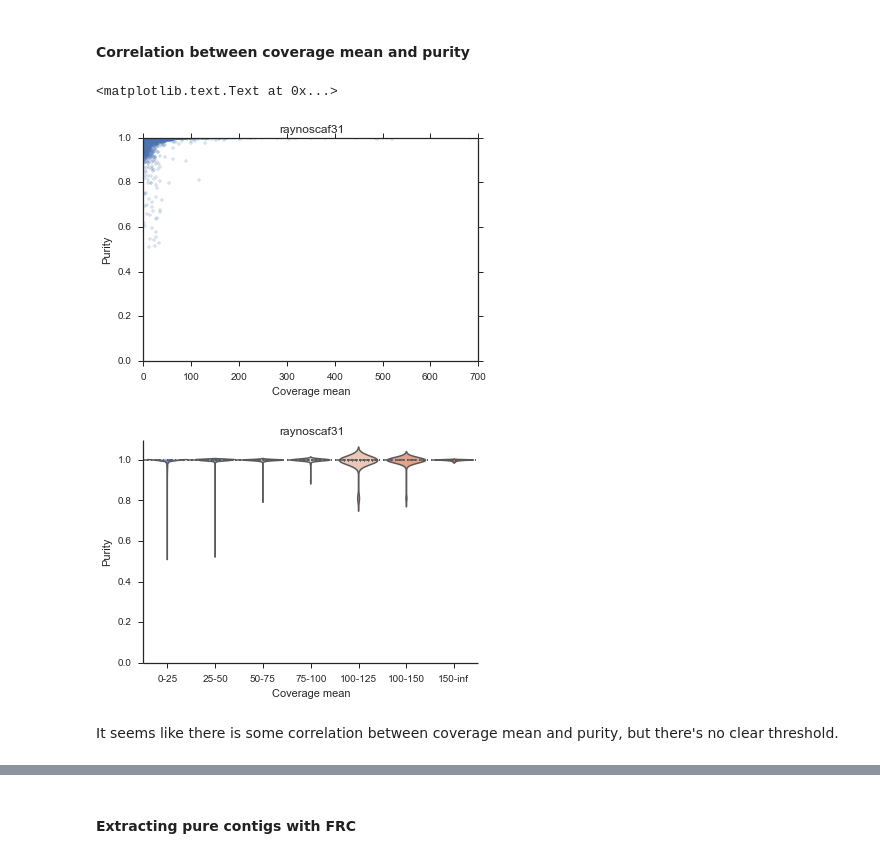
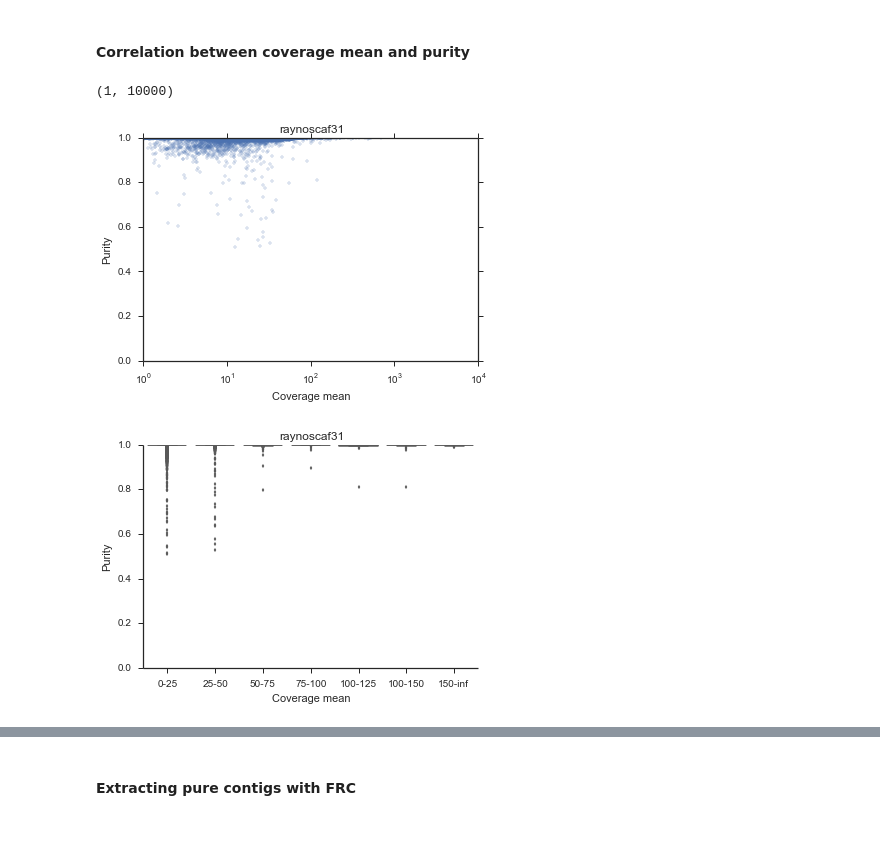
Before and after one commit to inodb/masmvali-publication, a Jupyter notebook: notebooks/LIMS1884-filtered-pairs-assemblies-2.ipynb, the cells around one changed output, grey strips where cells are left out. Drawn from its saved outputs; the diff is of its cells as text; code cells hidden in the pictures; blank space fills up the shorter version.

```diff
--- a/notebooks/LIMS1884-filtered-pairs-assemblies-2.ipynb
+++ b/notebooks/LIMS1884-filtered-pairs-assemblies-2.ipynb
@@ -152,28 +152,28 @@ Using only coverage and length it is tricky select pure contigs. You lose a lot
 # %%
 mpl.rcParams['figure.figsize'] = 6, 4
 f, ax = plt.subplots(1, 1)
 
 ax.plot(rns31cov["cov_mean_sample_0"], rns31pur["max_aln_purity"], '.', linewidth=5.0, alpha=0.2)
 ax.set_ylim([0,1.0])
 ax.set_ylabel("Purity")
 ax.set_xlabel("Coverage mean")
 ax.set_title('raynoscaf31')
+ax.set_xscale('log')
+ax.set_xlim([1,10000])
 # %% [output]
-<matplotlib.text.Text at 0x...>
+(1, 10000)
-[figure, old version]
+[figure, new version]
 # %%
 cov_intervals = []
 ivs = [(0, 25), (25, 50), (50, 75), (75,100), (100, 125), (100, 150), (150, float("inf"))]
 for l, h in ivs:
     covi = np.array(rns31cov["cov_mean_sample_0"] >= l) & np.array(rns31cov["cov_mean_sample_0"] < h) & np.array(rns31pur["max_aln_purity"] > 0)
     cov_intervals.append(list(rns31pur[covi]["max_aln_purity"]))
-ax = sns.violinplot(cov_intervals, color="coolwarm", names=["{}-{}".format(l,h) for l,h in ivs])
+ax = sns.boxplot(cov_intervals, color="coolwarm", names=["{}-{}".format(l,h) for l,h in ivs])
 ax.set_ylabel("Purity")
-ax.set_ylim([0,1.1])
+ax.set_ylim([0,1.0])
 ax.set_xlabel("Coverage mean")
 ax.set_title('raynoscaf31')
 sns.despine()
 # %% [output]
-[figure, old version]
+[figure, new version]
-# %% [markdown]
-It seems like there is some correlation between coverage mean and purity, but there's no clear threshold.
```
Also changed, not shown: parts of 5 cells of this notebook.
